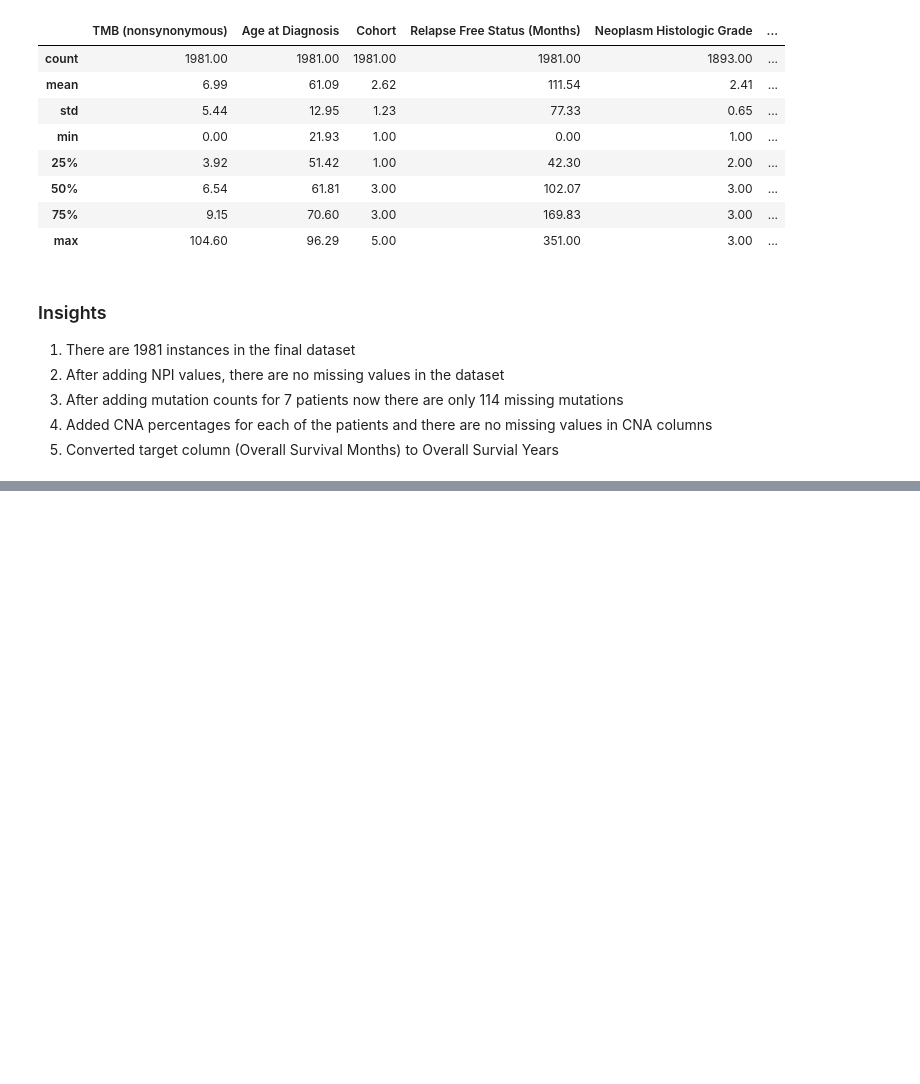
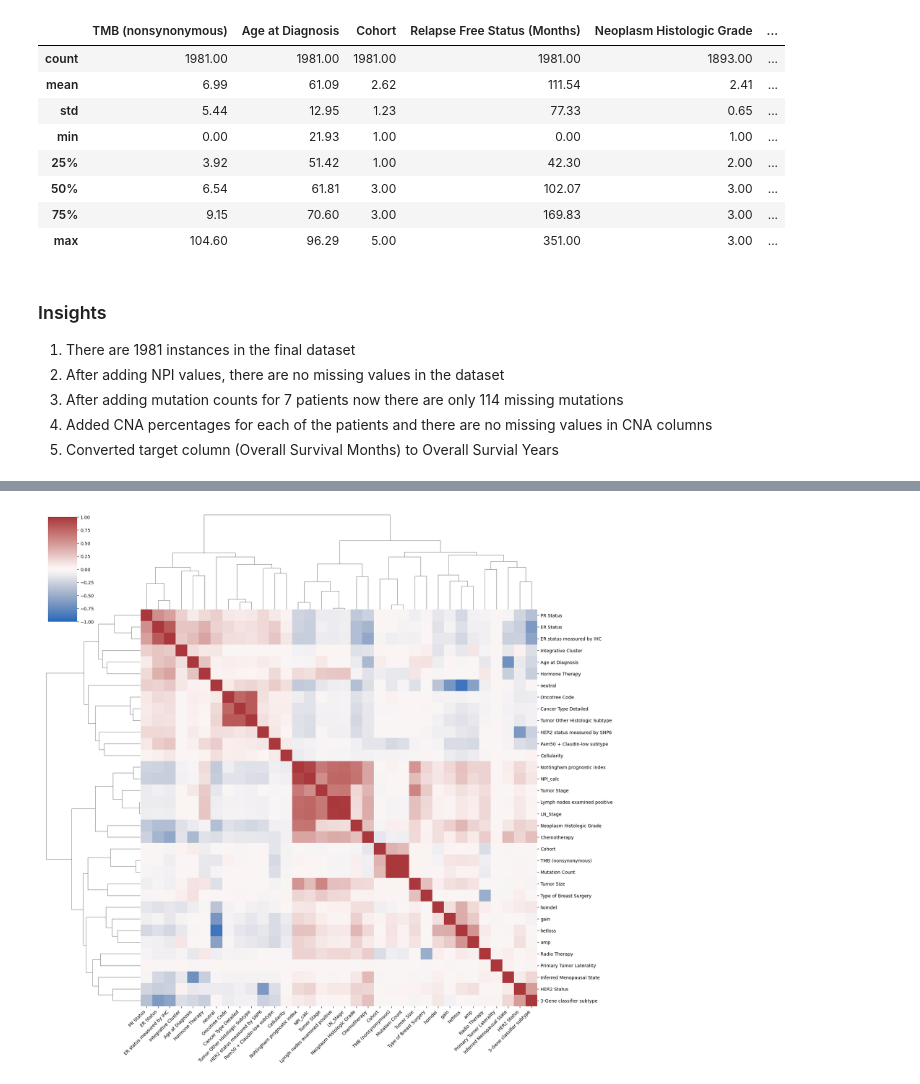
Before and after one commit to Erdos-Projects/summer26-breast-cancer-survival, a Jupyter notebook: checkpoint2_gopal.ipynb, the cells around one changed output, grey strips where cells are left out. Cells and saved outputs as stored; diff of their text form; code cells hidden in the pictures; blank space fills up the shorter version.

```diff
--- a/checkpoint2_gopal.ipynb
+++ b/checkpoint2_gopal.ipynb
@@ -623,4 +617,5 @@ merged.head()
 # %%
+merged['Relapse Free Status (Years)'] = round(merged['Relapse Free Status (Months)']/12, 2)
 merged.to_csv('Final_metabric_data.tsv', sep='\t', index=False)
 # %%
 round(merged.describe(), 2)
@@ -643,0 +659,33 @@ round(merged.describe(), 2)
+# %%
+# List of columns that should be dropped as they are either IDs or targets
+dropcols = ['Patient ID', 'Sample ID', 'Relapse Free Status', 'Relapse Free Status (Months)', 'Relapse Free Status (Years)',
+    'Overall Survival Status', 'Overall Survival (Months)', 'Overall Survival (Years)', "Patient's Vital Status"]
+
+merged = merged.drop(columns=dropcols)
+# %%
+import matplotlib.pyplot as plt
+import seaborn as sns
+
+# df_enc (label-encoded merged dataframe)
+df_enc = merged.copy()
+
+# Label-encode every object column in place
+for c in df_enc.select_dtypes(include='object').columns:
+    df_enc[c] = df_enc[c].astype('category').cat.codes.replace(-1, np.nan) # fill all nan with -1
+
+corr = df_enc.corr(method='spearman').fillna(0)
+
+graph = sns.clustermap(
+    corr,
+    cmap='vlag', center=0, vmin=-1, vmax=1,
+    method='complete',          # other linkage methods: 'average', 'ward'
+    metric='euclidean',        # distance metric on the correlation rows
+    figsize=(18, 18),
+    cbar_kws={'shrink': 0.5}, annot=False,
+    xticklabels=True, yticklabels=True)
+
+graph.ax_heatmap.set_xticklabels(graph.ax_heatmap.get_xticklabels(), rotation=45, ha='right')
+
+plt.show()
+# %% [output]
+[figure, added]
```
Also changed, not shown: parts of 3 cells of this notebook, 1 other file.
